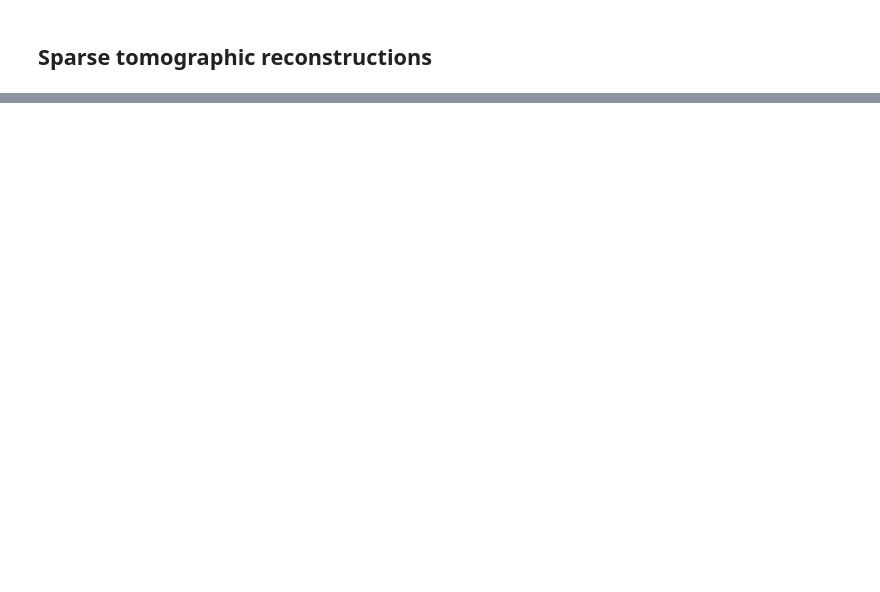
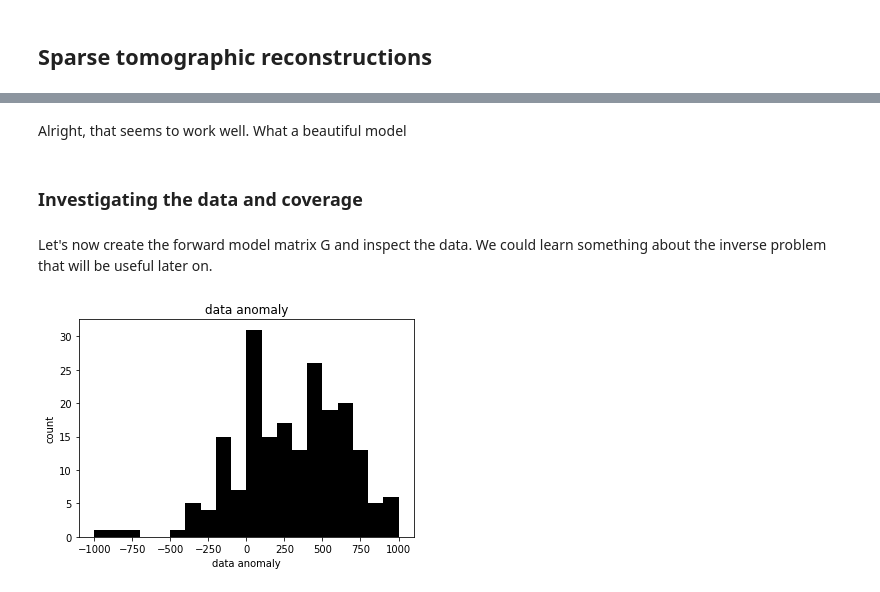
Before and after one commit to larsgeb/hmclab, a Jupyter notebook: examples/Sparse tomographic reconstructions.ipynb, the cells around one changed output, grey strips where cells are left out. Drawn from its saved outputs; the diff is of its cells as text; code cells hidden in the pictures; blank space fills up the shorter version.

```diff
--- a/examples/Sparse tomographic reconstructions.ipynb
+++ b/examples/Sparse tomographic reconstructions.ipynb
@@ -230,0 +96,19 @@ with hmc_tomography.Post.Samples(filename, burn_in=5000) as samples:
+# %% [markdown]
+Alright, that seems to work well. What a beautiful model
+# %% [markdown]
+### Investigating the data and coverage
+# %% [markdown]
+Let's now create the forward model matrix G and inspect the data. We could learn something about the inverse problem that will be useful later on.
+# %%
+# Create forward model matrix and data
+_, G = xrt.tracer(true_slowness, paths, extent=extent)
+
+d = G @ true_slowness.reshape(dimensionality, 1)
+
+# Plot the data
+plt.title("data anomaly")
+plt.hist(d, bins=20, color="black")
+plt.xlabel("data anomaly")
+plt.ylabel("count")
+# %% [output]
+[figure, added]
```
Also changed, not shown: parts of 95 cells of this notebook, 2 other files.
